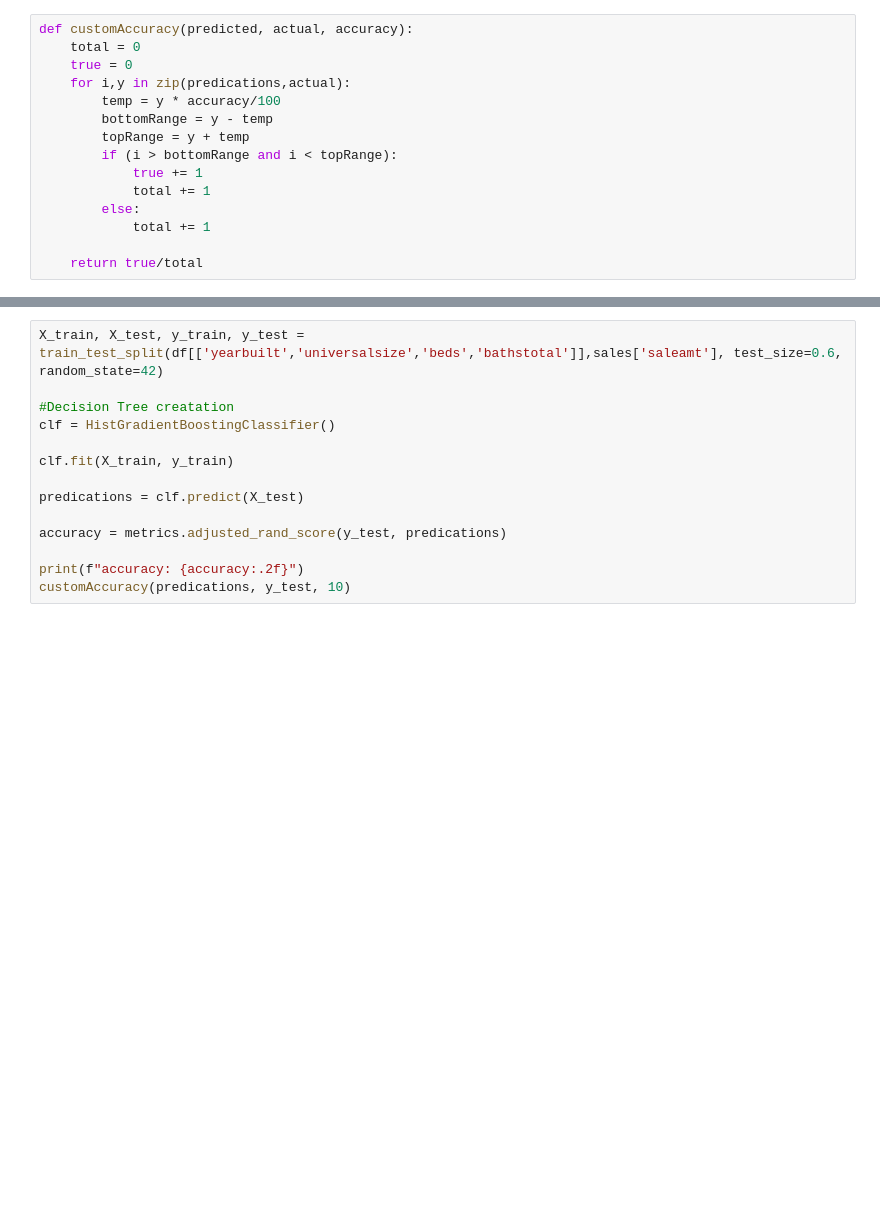
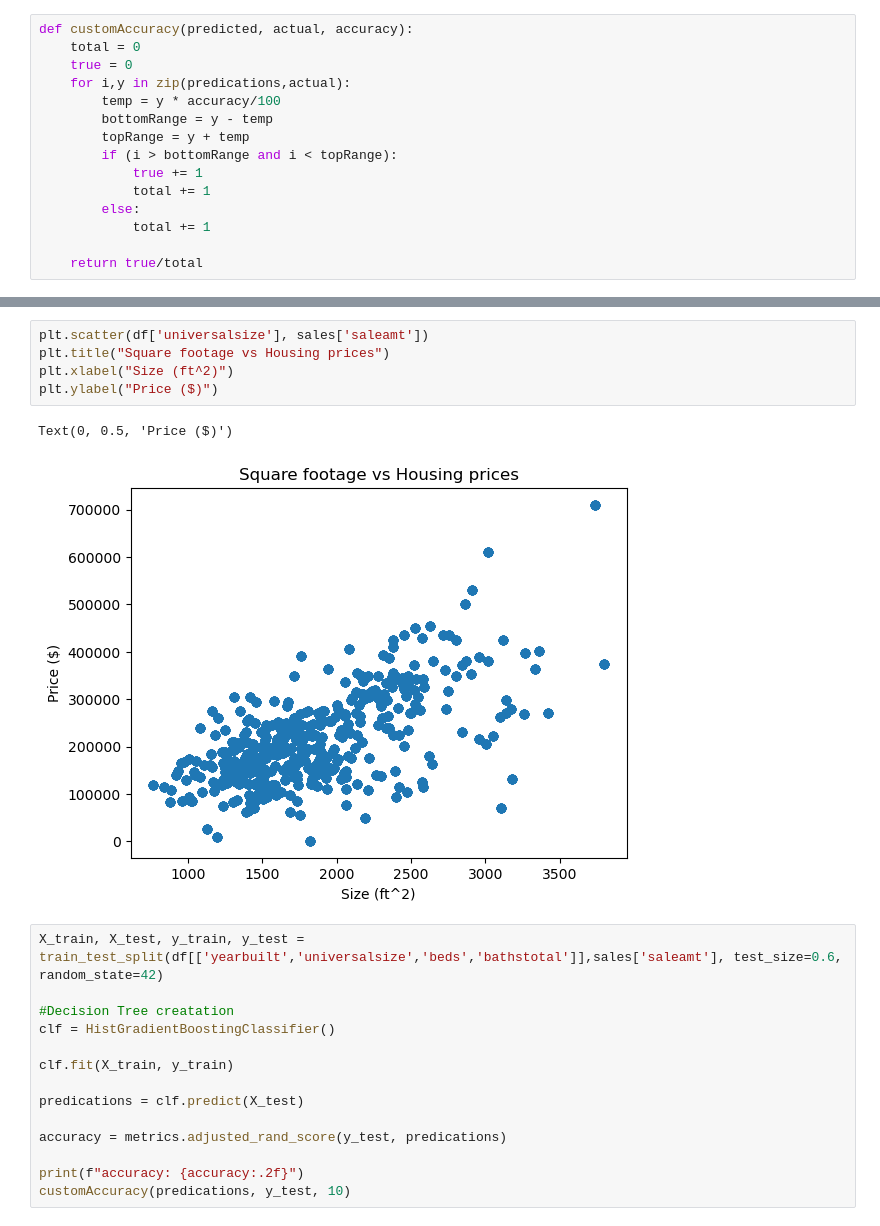
Before and after one commit to MikePlekan/Real-Estate-project, a Jupyter notebook: APIMachineLearning.ipynb, the cells around one changed output, grey strips where cells are left out. Drawn from its saved outputs; the diff is of its cells as text; blank space fills up the shorter version.

```diff
--- a/APIMachineLearning.ipynb
+++ b/APIMachineLearning.ipynb
@@ -42,3 +63,11 @@ sales = pd.read_csv(url2)
+# %%
+plt.scatter(df['universalsize'], sales['saleamt'])
+plt.title("Square footage vs Housing prices")
+plt.xlabel("Size (ft^2)")
+plt.ylabel("Price ($)")
+# %% [output]
+Text(0, 0.5, 'Price ($)')
+[figure, added]
 # %%
 X_train, X_test, y_train, y_test = train_test_split(df[['yearbuilt','universalsize','beds','bathstotal']],sales['saleamt'], test_size=0.6, random_state=42)
 
```
Also changed, not shown: parts of 3 cells of this notebook.
